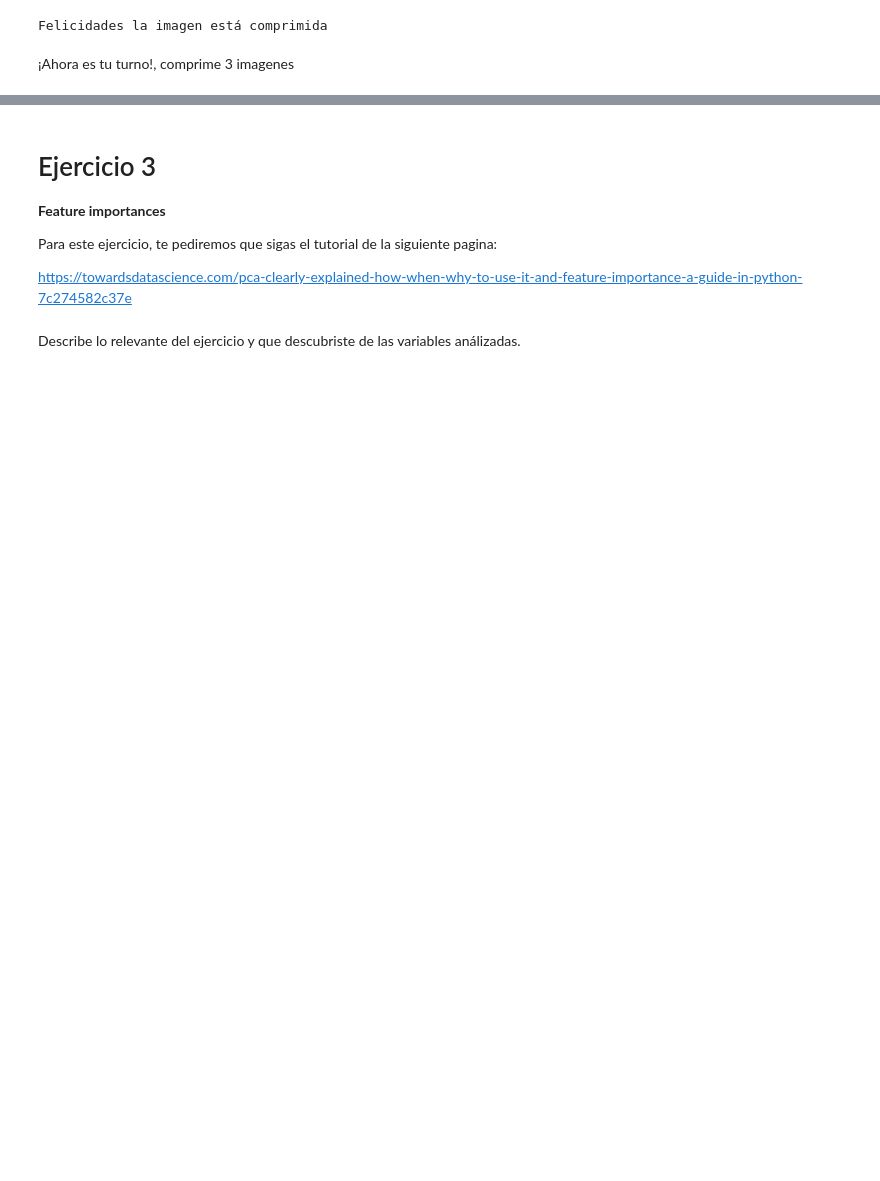
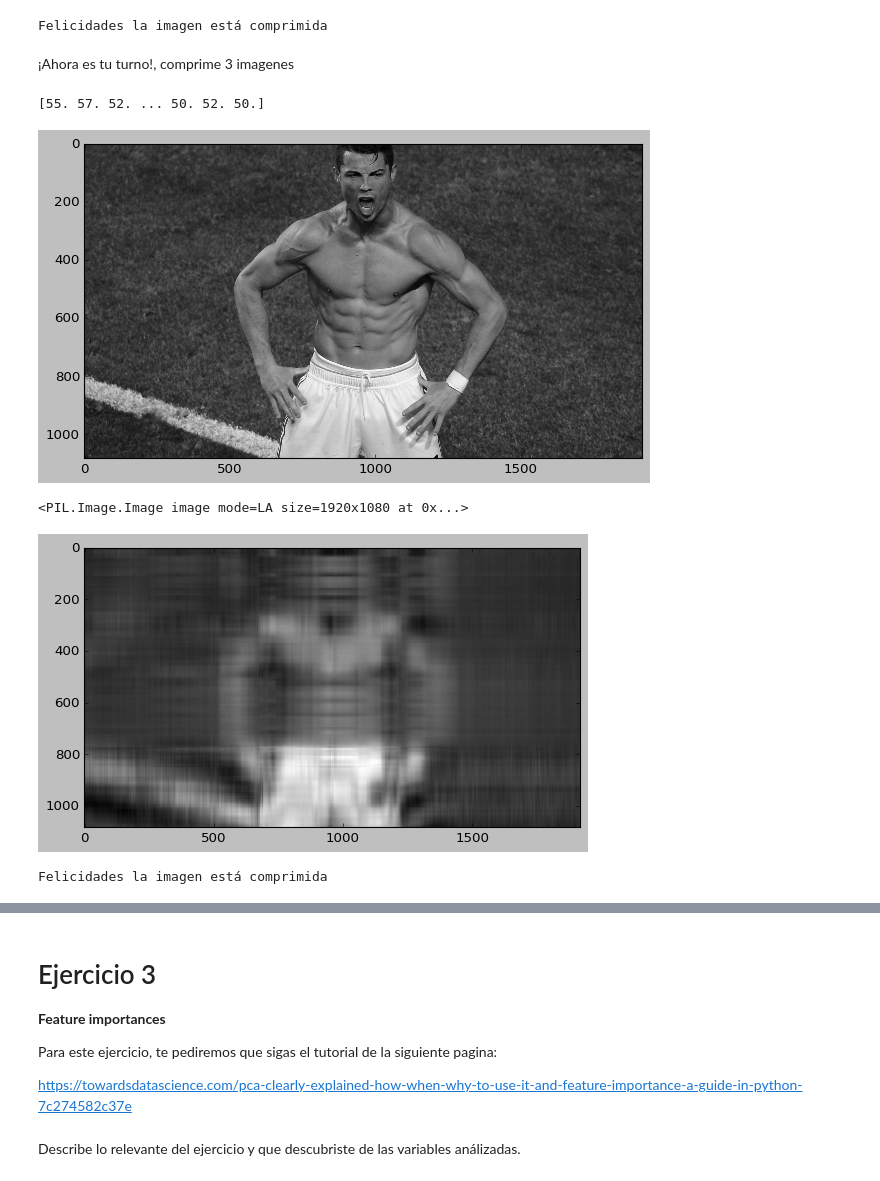
Before and after one commit to PosgradoMNA/actividades-de-aprendizaje-A01373377, a Jupyter notebook: Reduccion_dimensiones.ipynb, the cells around one changed output, grey strips where cells are left out. Saved outputs shown, nothing was run; the diff lists cells and outputs as text; code cells hidden in the pictures; blank space fills up the shorter version.

```diff
--- a/Reduccion_dimensiones.ipynb
+++ b/Reduccion_dimensiones.ipynb
@@ -303,0 +316,35 @@ Felicidades la imagen está comprimida
+# %%
+#imagen 1
+plt.style.use('classic')
+img = Image.open(urllib.request.urlopen('https://www.the-sun.com/wp-content/uploads/sites/6/2022/01/NINTCHDBPICT000283898937.jpg?strip=all&quality=100&w=1920&h=1080&crop=1')).convert('LA')
+#img = Image.open('lucy.jpg')
+imggray = img.convert('LA')
+imgmat = np.array(list(imggray.getdata(band=0)),float)
+
+print(imgmat)
+
+imgmat.shape = (imggray.size[1],imggray.size[0])
+
+plt.figure(figsize=(9,6))
+plt.imshow(imgmat,cmap='gray')
+plt.show()
+print(img)
+
+U,D,V = np.linalg.svd(imgmat)
+imgmat.shape
+
+U.shape
+V.shape
+
+nvalue = 5
+reconstimg = np.matrix(U[:,:nvalue])*np.diag(D[:nvalue])*np.matrix(V[:nvalue,:])
+
+plt.imshow(reconstimg,cmap='gray')
+plt.show()
+print("Felicidades la imagen está comprimida")
+# %% [output]
+[55. 57. 52. ... 50. 52. 50.]
+[figure, added]
+<PIL.Image.Image image mode=LA size=1920x1080 at 0x...>
+[figure, added]
+Felicidades la imagen está comprimida
```
Also changed, not shown: parts of 7 cells of this notebook.
